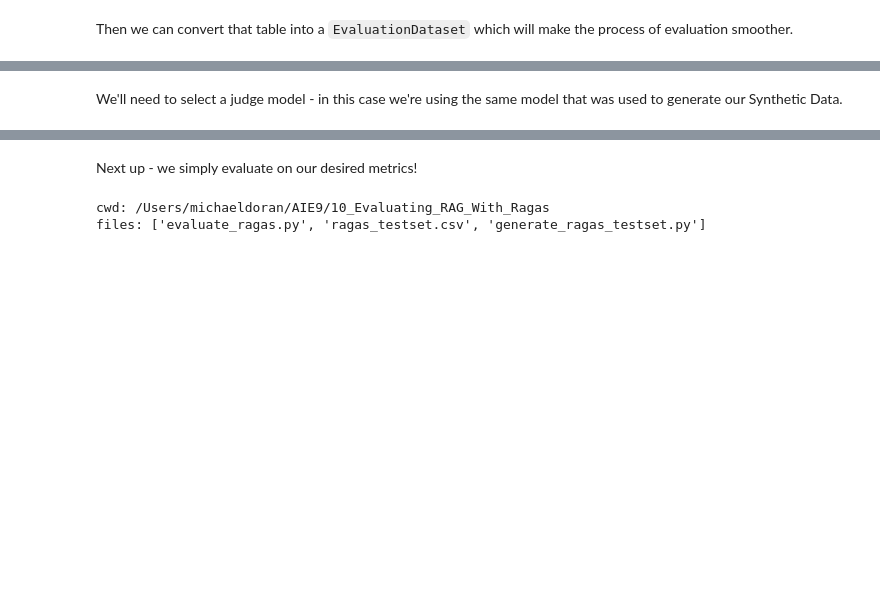
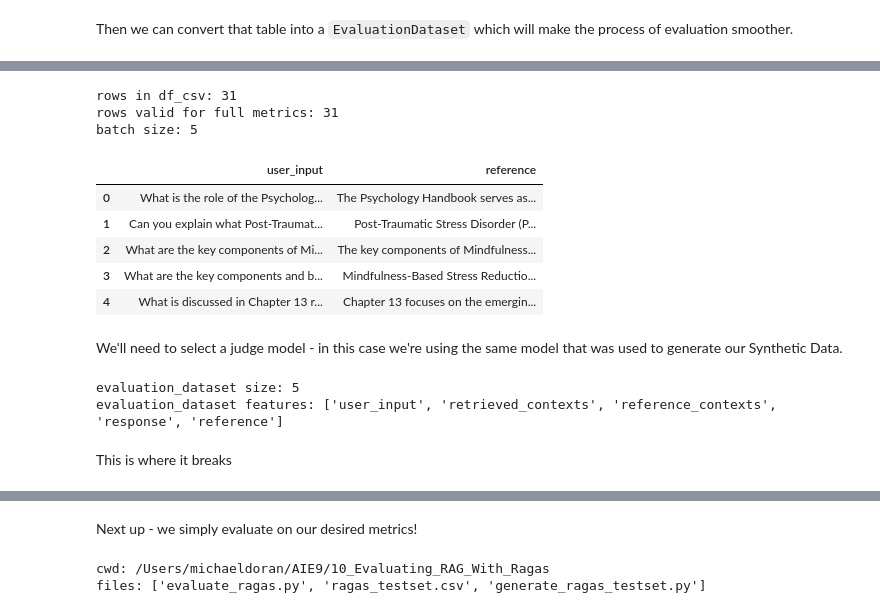
Before and after one commit to ncc1701mike/AIE9, a Jupyter notebook: 10_Evaluating_RAG_With_Ragas/Evaluating_RAG_Assignment.ipynb, the cells around one changed output, grey strips where cells are left out. Cells and saved outputs as stored; diff of their text form; code cells hidden in the pictures; blank space fills up the shorter version.

```diff
--- a/10_Evaluating_RAG_With_Ragas/Evaluating_RAG_Assignment.ipynb
+++ b/10_Evaluating_RAG_With_Ragas/Evaluating_RAG_Assignment.ipynb
@@ -307,2 +523,46 @@ evaluation_dataset = EvaluationDataset.from_pandas(df)
+# %%
+import ast
+import pandas as pd
+
+# 1) Keep only rows that support the full metric set
+df_targets = df_csv.copy()
+
+# Make sure reference_contexts is a list
+def to_list(v):
+    if isinstance(v, list):
+        return v
+    if isinstance(v, str):
+        v = v.strip()
+        if v.startswith("[") and v.endswith("]"):
+            try:
+                return ast.literal_eval(v)
+            except Exception:
+                return []
+    return []
+
+df_targets["reference_contexts"] = df_targets["reference_contexts"].apply(to_list)
+
+df_targets = df_targets[
+    df_targets["reference"].notna()
+    & df_targets["reference_contexts"].apply(lambda x: isinstance(x, list) and len(x) > 0)
+].copy()
+
+print("rows in df_csv:", len(df_csv))
+print("rows valid for full metrics:", len(df_targets))
+
+# 2) Take a small batch to avoid hangs while you validate the flow
+df_batch = df_targets.head(5).copy()
+print("batch size:", len(df_batch))
+display(df_batch[["user_input", "reference"]].head(5))
+# %% [output]
+rows in df_csv: 31
+rows valid for full metrics: 31
+batch size: 5
+|  | user_input | reference |
+| 0 | What is the role of the Psycholog... | The Psychology Handbook serves as... |
+| 1 | Can you explain what Post-Traumat... | Post-Traumatic Stress Disorder (P... |
+| 2 | What are the key components of Mi... | The key components of Mindfulness... |
+| 3 | What are the key components and b... | Mindfulness-Based Stress Reductio... |
+| 4 | What is discussed in Chapter 13 r... | Chapter 13 focuses on the emergin... |
 # %% [markdown]
 We'll need to select a judge model - in this case we're using the same model that was used to generate our Synthetic Data.
@@ -308,0 +600,10 @@ We'll need to select a judge model - in this case we're using the same model tha
+# %%
+from ragas import EvaluationDataset
+
+evaluation_dataset = EvaluationDataset.from_pandas(df_eval)
+
+print("evaluation_dataset size:", len(evaluation_dataset))
+print("evaluation_dataset features:", evaluation_dataset.features())
+# %% [output]
+evaluation_dataset size: 5
+evaluation_dataset features: ['user_input', 'retrieved_contexts', 'reference_contexts', 'response', 'reference']
@@ -308,0 +614,2 @@ We'll need to select a judge model - in this case we're using the same model tha
+# %% [markdown]
+This is where it breaks
```
Also changed, not shown: parts of 24 cells of this notebook, 6 other files.
